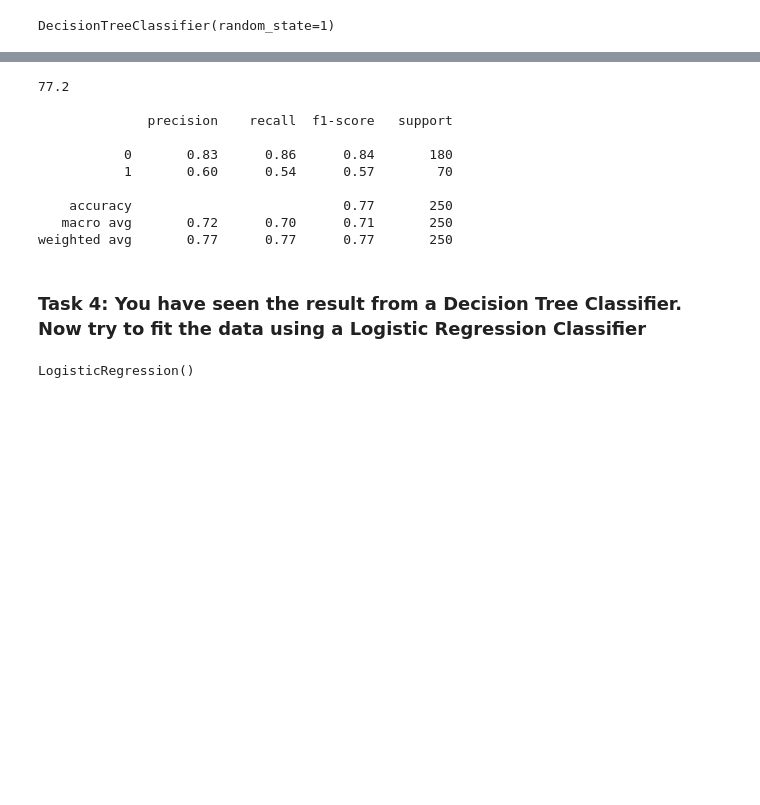
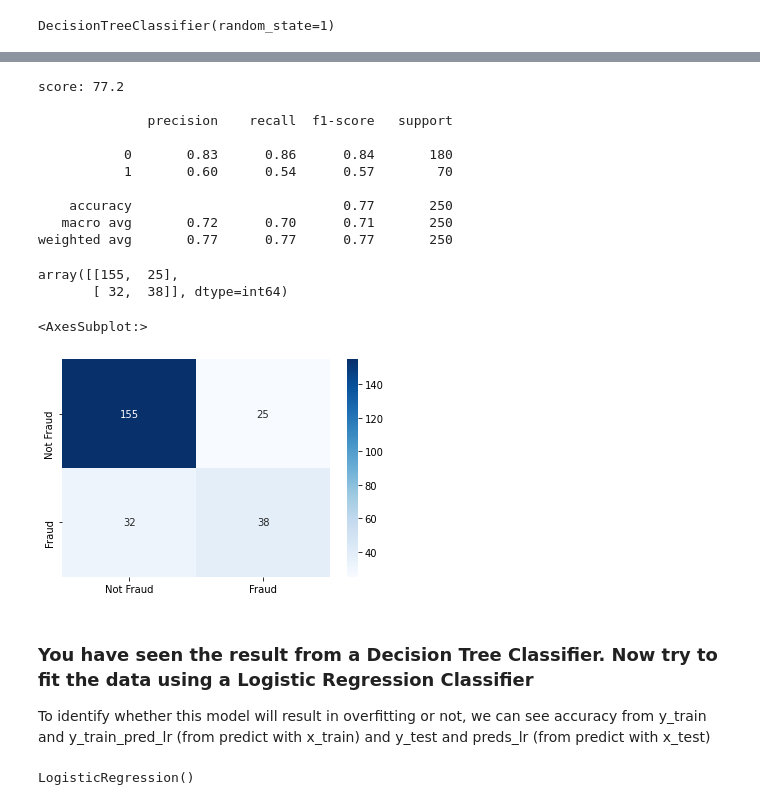
Before and after one commit to raissulaiman/Proyek4_Insurance-Fraud-Detetction, a Jupyter notebook: Insurance_Fraud_Detection.ipynb, the cells around one changed output, grey strips where cells are left out. Cells and saved outputs as stored; diff of their text form; code cells hidden in the pictures; blank space fills up the shorter version.

```diff
--- a/Insurance_Fraud_Detection.ipynb
+++ b/Insurance_Fraud_Detection.ipynb
@@ -227,11 +255,11 @@ DecisionTreeClassifier(random_state=1)
 preds_dtc = dtc.predict(X_test)
 # %%
 score = dtc.score(X_test, y_test)
-print(100*score)
+print('score:', 100*score)
 print()
 print(classification_report(y_test, preds_dtc))
 # %% [output]
-77.2
+score: 77.2
 
               precision    recall  f1-score   support
 
@@ -241,8 +269,24 @@ print(classification_report(y_test, preds_dtc))
     accuracy                           0.77       250
    macro avg       0.72      0.70      0.71       250
 weighted avg       0.77      0.77      0.77       250
+# %%
+# display confusion matrix
+cm_dtc = confusion_matrix(y_test, preds_dtc)
+cm_dtc
+# %% [output]
+array([[155,  25],
+       [ 32,  38]], dtype=int64)
+# %%
+# display confusion matrix with dataframe
+cm_dtc = pd.DataFrame(cm_dtc)
+
+sns.heatmap(cm_dtc, cmap='Blues', annot=True, fmt='' ,xticklabels=['Not Fraud','Fraud'], yticklabels=['Not Fraud','Fraud'])
+# %% [output]
+<AxesSubplot:>
+[figure, added]
 # %% [markdown]
-### Task 4: You have seen the result from a Decision Tree Classifier. Now try to fit the data using a Logistic Regression Classifier
+### You have seen the result from a Decision Tree Classifier. Now try to fit the data using a Logistic Regression Classifier
+To identify whether this model will result in overfitting or not, we can see accuracy from y_train and y_train_pred_lr (from predict with x_train) and y_test and preds_lr (from predict with x_test)
 # %%
 from sklearn.linear_model import LogisticRegression
 lr = LogisticRegression()
```
Also changed, not shown: parts of 27 cells of this notebook.
